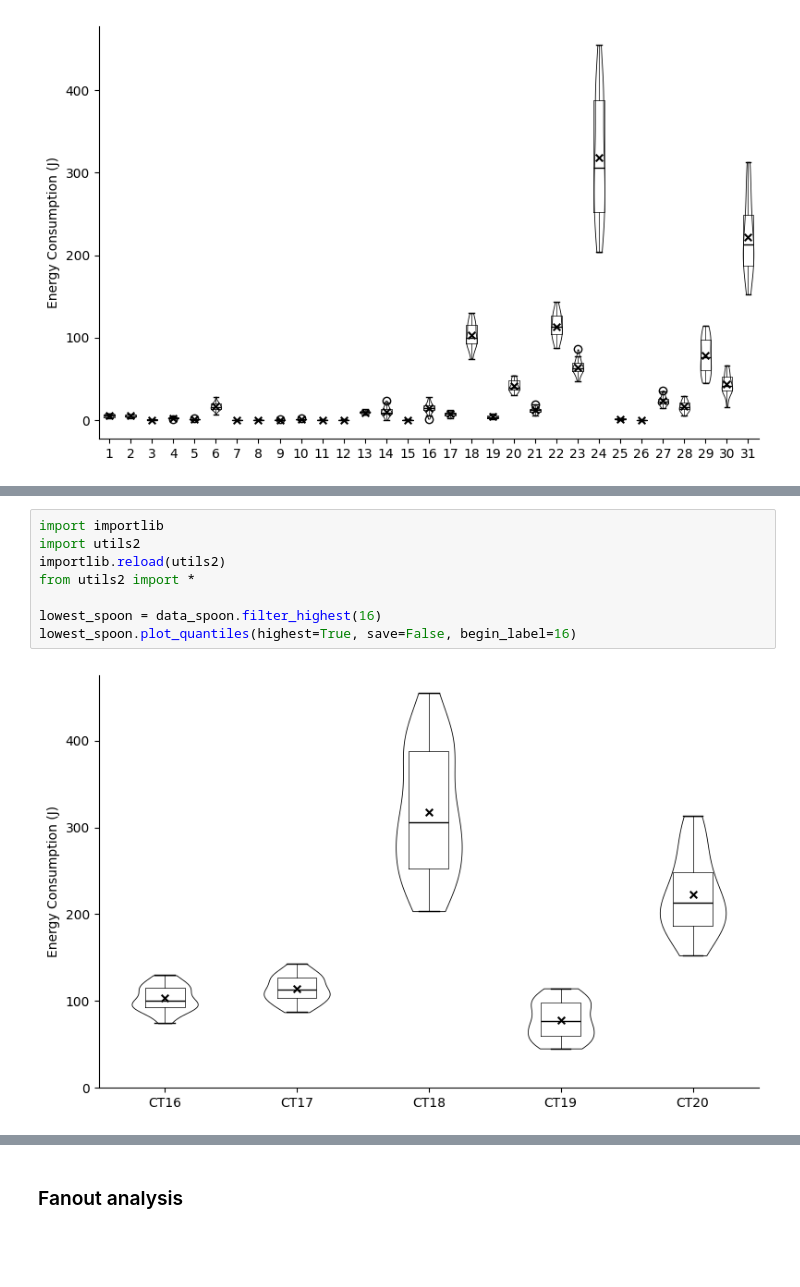
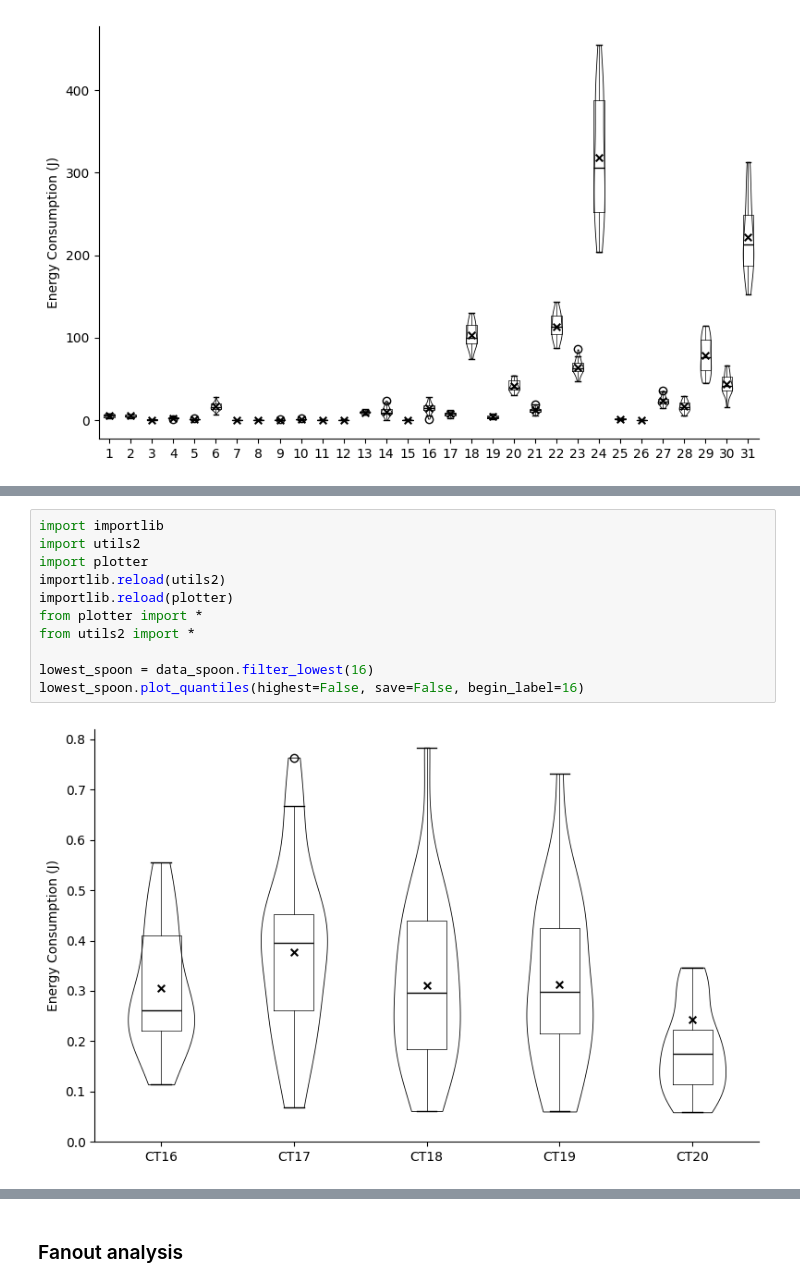
Before and after one commit to JeromeMaquoi/sentinel-notebook, a Jupyter notebook: analysis.ipynb, the cells around one changed output, grey strips where cells are left out. Saved outputs shown, nothing was run; the diff lists cells and outputs as text; blank space fills up the shorter version.

```diff
--- a/analysis.ipynb
+++ b/analysis.ipynb
@@ -151,10 +135,13 @@ highest_spoon.plot_quantiles(highest=True, save=False, begin_label=11)
 # %%
 import importlib
 import utils2
+import plotter
 importlib.reload(utils2)
+importlib.reload(plotter)
+from plotter import *
 from utils2 import *
 
-lowest_spoon = data_spoon.filter_highest(16)
-lowest_spoon.plot_quantiles(highest=True, save=False, begin_label=16)
+lowest_spoon = data_spoon.filter_lowest(16)
+lowest_spoon.plot_quantiles(highest=False, save=False, begin_label=16)
 # %% [output]
-[figure, old version]
+[figure, new version]
```
Also changed, not shown: parts of 7 cells of this notebook, 8 other files.
